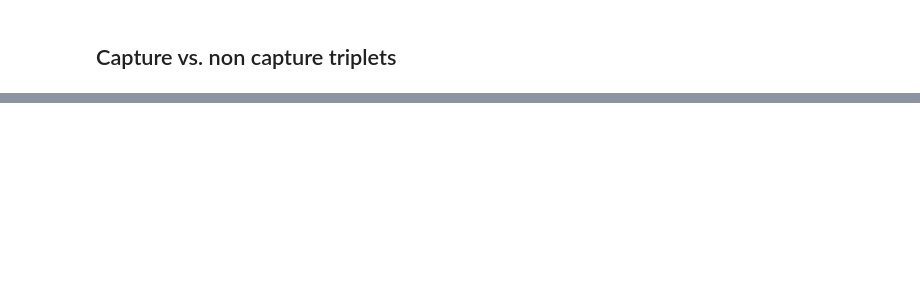
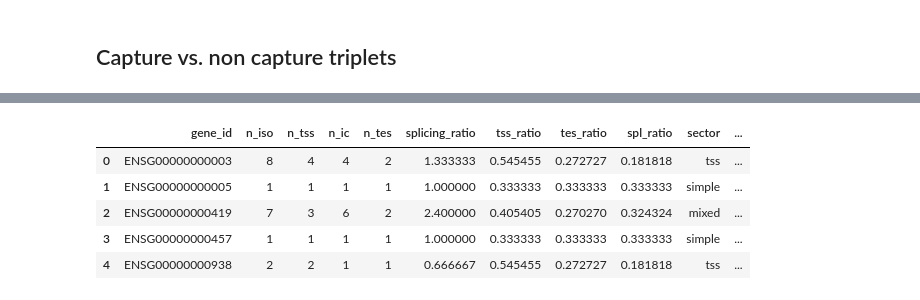
Before and after one commit to fairliereese/230526_gencode, a Jupyter notebook: 240410_analysis.ipynb, the cells around one changed output, grey strips where cells are left out. Saved outputs shown, nothing was run; the diff lists cells and outputs as text; code cells hidden in the pictures; blank space fills up the shorter version.

```diff
--- a/240410_analysis.ipynb
+++ b/240410_analysis.ipynb
@@ -59,0 +88,9 @@ for obs_cond in df[obs_col].unique():
+# %%
+trip.head()
+# %% [output]
+|  | gene_id | n_iso | n_tss | n_ic | n_tes | splicing_ratio | tss_ratio | tes_ratio | spl_ratio | sector | ... |
+| 0 | ENSG00000000003 | 8 | 4 | 4 | 2 | 1.333333 | 0.545455 | 0.272727 | 0.181818 | tss | ... |
+| 1 | ENSG00000000005 | 1 | 1 | 1 | 1 | 1.000000 | 0.333333 | 0.333333 | 0.333333 | simple | ... |
+| 2 | ENSG00000000419 | 7 | 3 | 6 | 2 | 2.400000 | 0.405405 | 0.270270 | 0.324324 | mixed | ... |
+| 3 | ENSG00000000457 | 1 | 1 | 1 | 1 | 1.000000 | 0.333333 | 0.333333 | 0.333333 | simple | ... |
+| 4 | ENSG00000000938 | 2 | 2 | 1 | 1 | 0.666667 | 0.545455 | 0.272727 | 0.181818 | tss | ... |
```
Also changed, not shown: parts of 7 cells of this notebook, 1 other file.
